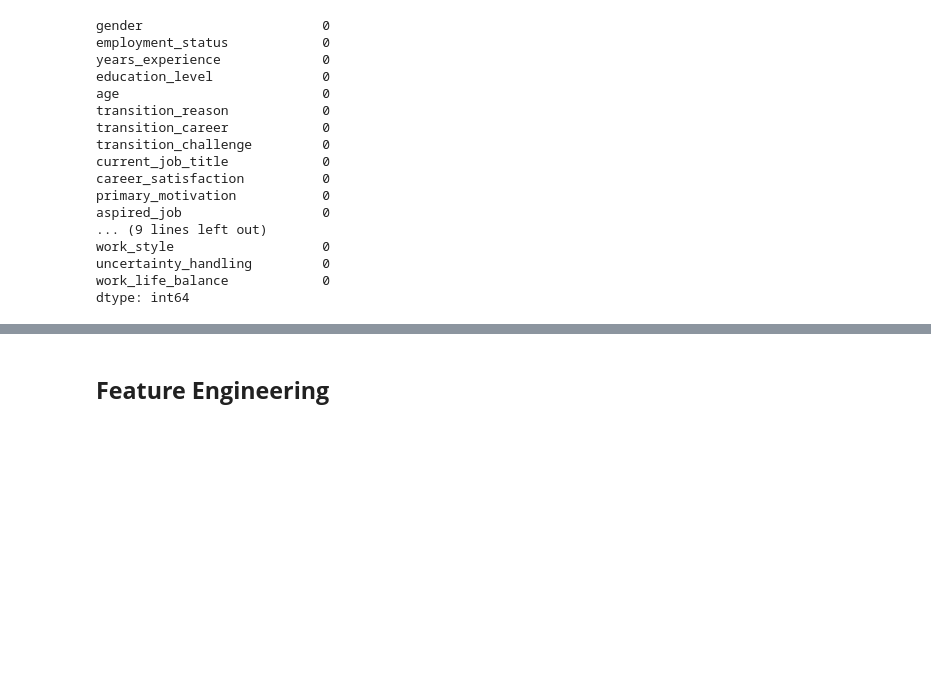
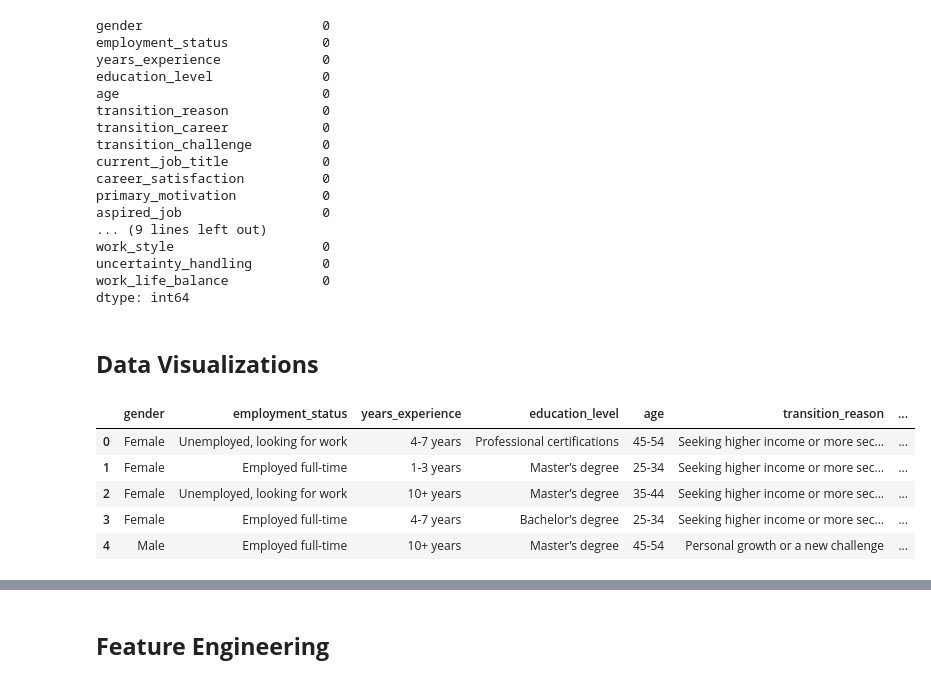
Before and after one commit to Ummhabibi/MJ, a Jupyter notebook: AI Career Advisor Project.ipynb, the cells around one changed output, grey strips where cells are left out. Drawn from its saved outputs; the diff is of its cells as text; code cells hidden in the pictures; blank space fills up the shorter version.

```diff
--- a/AI Career Advisor Project.ipynb
+++ b/AI Career Advisor Project.ipynb
@@ -520,3 +545,14 @@ work_style                   0
 uncertainty_handling         0
 work_life_balance            0
 dtype: int64
+# %% [markdown]
+## **Data Visualizations**
+# %%
+df.head()
+# %% [output]
+|  | gender | employment_status | years_experience | education_level | age | transition_reason | ... |
+| 0 | Female | Unemployed, looking for work | 4-7 years | Professional certifications | 45-54 | Seeking higher income or more sec... | ... |
+| 1 | Female | Employed full-time | 1-3 years | Master’s degree | 25-34 | Seeking higher income or more sec... | ... |
+| 2 | Female | Unemployed, looking for work | 10+ years | Master’s degree | 35-44 | Seeking higher income or more sec... | ... |
+| 3 | Female | Employed full-time | 4-7 years | Bachelor’s degree | 25-34 | Seeking higher income or more sec... | ... |
+| 4 | Male | Employed full-time | 10+ years | Master’s degree | 45-54 | Personal growth or a new challenge | ... |
```
Also changed, not shown: parts of 14 cells of this notebook.
